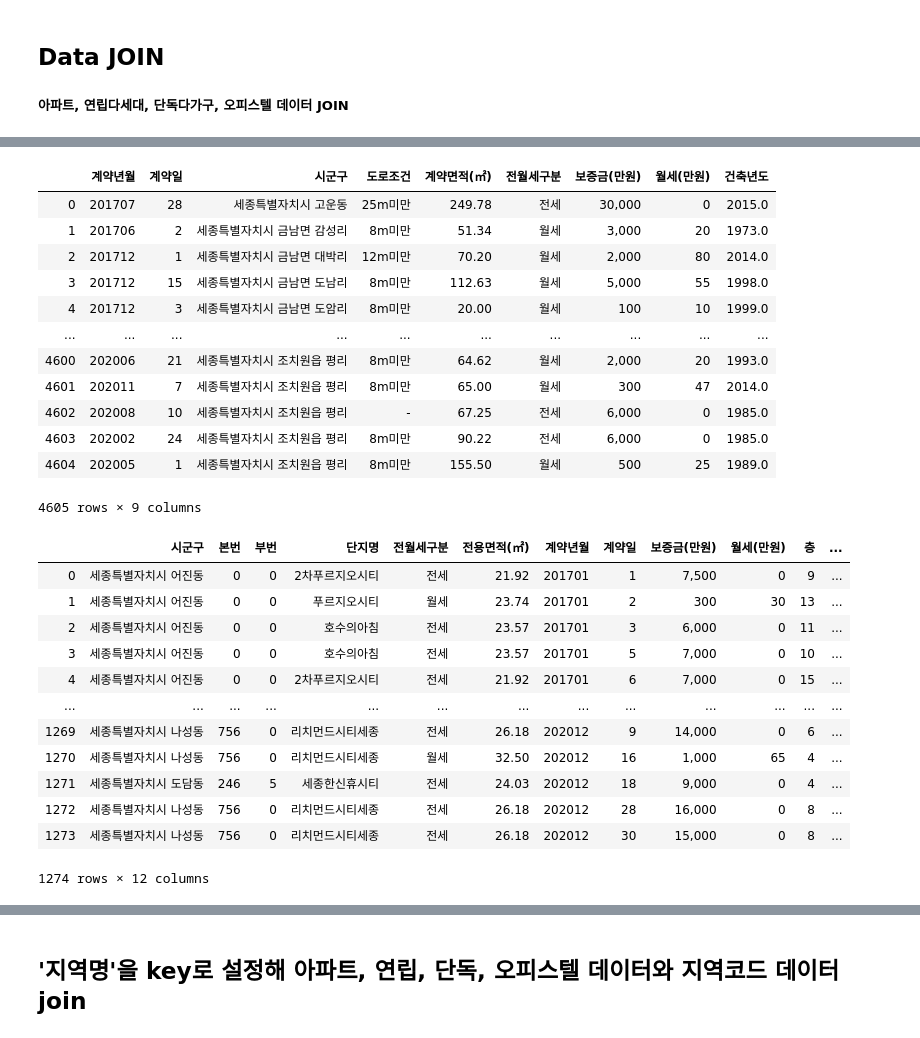
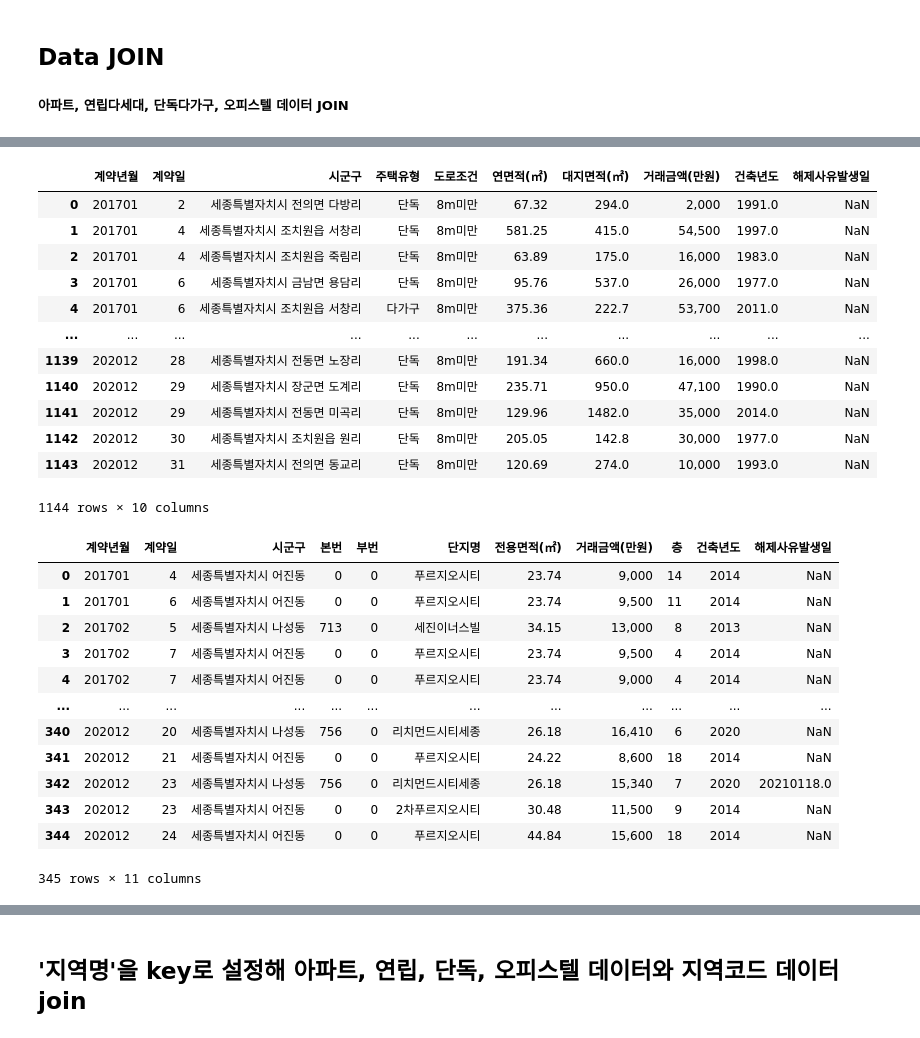
Before and after one commit to ahnty0122/Housing_Analysis, a Jupyter notebook: join_data.ipynb, the cells around one changed output, grey strips where cells are left out. Drawn from its saved outputs; the diff is of its cells as text; code cells hidden in the pictures.

```diff
--- a/join_data.ipynb
+++ b/join_data.ipynb
@@ -40,37 +40,37 @@ df2
 # %%
-df3 = pd.read_csv('./data/9.세종시_단독다가구(전월세)_실거래가.csv')
+df3 = pd.read_csv('./data/5.세종시_단독다가구(매매)_실거래가.csv')
 df3
 # %% [output]
-|  | 계약년월 | 계약일 | 시군구 | 도로조건 | 계약면적(㎡) | 전월세구분 | 보증금(만원) | 월세(만원) | 건축년도 |
-| 0 | 201707 | 28 | 세종특별자치시 고운동 | 25m미만 | 249.78 | 전세 | 30,000 | 0 | 2015.0 |
-| 1 | 201706 | 2 | 세종특별자치시 금남면 감성리 | 8m미만 | 51.34 | 월세 | 3,000 | 20 | 1973.0 |
-| 2 | 201712 | 1 | 세종특별자치시 금남면 대박리 | 12m미만 | 70.20 | 월세 | 2,000 | 80 | 2014.0 |
-| 3 | 201712 | 15 | 세종특별자치시 금남면 도남리 | 8m미만 | 112.63 | 월세 | 5,000 | 55 | 1998.0 |
-| 4 | 201712 | 3 | 세종특별자치시 금남면 도암리 | 8m미만 | 20.00 | 월세 | 100 | 10 | 1999.0 |
-| ... | ... | ... | ... | ... | ... | ... | ... | ... | ... |
-| 4600 | 202006 | 21 | 세종특별자치시 조치원읍 평리 | 8m미만 | 64.62 | 월세 | 2,000 | 20 | 1993.0 |
-| 4601 | 202011 | 7 | 세종특별자치시 조치원읍 평리 | 8m미만 | 65.00 | 월세 | 300 | 47 | 2014.0 |
-| 4602 | 202008 | 10 | 세종특별자치시 조치원읍 평리 | - | 67.25 | 전세 | 6,000 | 0 | 1985.0 |
-| 4603 | 202002 | 24 | 세종특별자치시 조치원읍 평리 | 8m미만 | 90.22 | 전세 | 6,000 | 0 | 1985.0 |
-| 4604 | 202005 | 1 | 세종특별자치시 조치원읍 평리 | 8m미만 | 155.50 | 월세 | 500 | 25 | 1989.0 |
+|  | 계약년월 | 계약일 | 시군구 | 주택유형 | 도로조건 | 연면적(㎡) | 대지면적(㎡) | 거래금액(만원) | 건축년도 | 해제사유발생일 |
+| 0 | 201701 | 2 | 세종특별자치시 전의면 다방리 | 단독 | 8m미만 | 67.32 | 294.0 | 2,000 | 1991.0 | NaN |
+| 1 | 201701 | 4 | 세종특별자치시 조치원읍 서창리 | 단독 | 8m미만 | 581.25 | 415.0 | 54,500 | 1997.0 | NaN |
+| 2 | 201701 | 4 | 세종특별자치시 조치원읍 죽림리 | 단독 | 8m미만 | 63.89 | 175.0 | 16,000 | 1983.0 | NaN |
+| 3 | 201701 | 6 | 세종특별자치시 금남면 용담리 | 단독 | 8m미만 | 95.76 | 537.0 | 26,000 | 1977.0 | NaN |
+| 4 | 201701 | 6 | 세종특별자치시 조치원읍 서창리 | 다가구 | 8m미만 | 375.36 | 222.7 | 53,700 | 2011.0 | NaN |
+| ... | ... | ... | ... | ... | ... | ... | ... | ... | ... | ... |
+| 1139 | 202012 | 28 | 세종특별자치시 전동면 노장리 | 단독 | 8m미만 | 191.34 | 660.0 | 16,000 | 1998.0 | NaN |
+| 1140 | 202012 | 29 | 세종특별자치시 장군면 도계리 | 단독 | 8m미만 | 235.71 | 950.0 | 47,100 | 1990.0 | NaN |
+| 1141 | 202012 | 29 | 세종특별자치시 전동면 미곡리 | 단독 | 8m미만 | 129.96 | 1482.0 | 35,000 | 2014.0 | NaN |
+| 1142 | 202012 | 30 | 세종특별자치시 조치원읍 원리 | 단독 | 8m미만 | 205.05 | 142.8 | 30,000 | 1977.0 | NaN |
+| 1143 | 202012 | 31 | 세종특별자치시 전의면 동교리 | 단독 | 8m미만 | 120.69 | 274.0 | 10,000 | 1993.0 | NaN |
-4605 rows × 9 columns
+1144 rows × 10 columns
 # %%
-df4 = pd.read_csv('./data/10.세종시_오피스텔(전월세)_실거래가.csv')
+df4 = pd.read_csv('./data/6.세종시_오피스텔(매매)_실거래가.csv')
 df4
 # %% [output]
-|  | 시군구 | 본번 | 부번 | 단지명 | 전월세구분 | 전용면적(㎡) | 계약년월 | 계약일 | 보증금(만원) | 월세(만원) | 층 | ... |
-| 0 | 세종특별자치시 어진동 | 0 | 0 | 2차푸르지오시티 | 전세 | 21.92 | 201701 | 1 | 7,500 | 0 | 9 | ... |
-| 1 | 세종특별자치시 어진동 | 0 | 0 | 푸르지오시티 | 월세 | 23.74 | 201701 | 2 | 300 | 30 | 13 | ... |
-| 2 | 세종특별자치시 어진동 | 0 | 0 | 호수의아침 | 전세 | 23.57 | 201701 | 3 | 6,000 | 0 | 11 | ... |
-| 3 | 세종특별자치시 어진동 | 0 | 0 | 호수의아침 | 전세 | 23.57 | 201701 | 5 | 7,000 | 0 | 10 | ... |
-| 4 | 세종특별자치시 어진동 | 0 | 0 | 2차푸르지오시티 | 전세 | 21.92 | 201701 | 6 | 7,000 | 0 | 15 | ... |
-| ... | ... | ... | ... | ... | ... | ... | ... | ... | ... | ... | ... | ... |
-| 1269 | 세종특별자치시 나성동 | 756 | 0 | 리치먼드시티세종 | 전세 | 26.18 | 202012 | 9 | 14,000 | 0 | 6 | ... |
-| 1270 | 세종특별자치시 나성동 | 756 | 0 | 리치먼드시티세종 | 월세 | 32.50 | 202012 | 16 | 1,000 | 65 | 4 | ... |
-| 1271 | 세종특별자치시 도담동 | 246 | 5 | 세종한신휴시티 | 전세 | 24.03 | 202012 | 18 | 9,000 | 0 | 4 | ... |
-| 1272 | 세종특별자치시 나성동 | 756 | 0 | 리치먼드시티세종 | 전세 | 26.18 | 202012 | 28 | 16,000 | 0 | 8 | ... |
-| 1273 | 세종특별자치시 나성동 | 756 | 0 | 리치먼드시티세종 | 전세 | 26.18 | 202012 | 30 | 15,000 | 0 | 8 | ... |
+|  | 계약년월 | 계약일 | 시군구 | 본번 | 부번 | 단지명 | 전용면적(㎡) | 거래금액(만원) | 층 | 건축년도 | 해제사유발생일 |
+| 0 | 201701 | 4 | 세종특별자치시 어진동 | 0 | 0 | 푸르지오시티 | 23.74 | 9,000 | 14 | 2014 | NaN |
+| 1 | 201701 | 6 | 세종특별자치시 어진동 | 0 | 0 | 푸르지오시티 | 23.74 | 9,500 | 11 | 2014 | NaN |
+| 2 | 201702 | 5 | 세종특별자치시 나성동 | 713 | 0 | 세진이너스빌 | 34.15 | 13,000 | 8 | 2013 | NaN |
+| 3 | 201702 | 7 | 세종특별자치시 어진동 | 0 | 0 | 푸르지오시티 | 23.74 | 9,500 | 4 | 2014 | NaN |
+| 4 | 201702 | 7 | 세종특별자치시 어진동 | 0 | 0 | 푸르지오시티 | 23.74 | 9,000 | 4 | 2014 | NaN |
+| ... | ... | ... | ... | ... | ... | ... | ... | ... | ... | ... | ... |
+| 340 | 202012 | 20 | 세종특별자치시 나성동 | 756 | 0 | 리치먼드시티세종 | 26.18 | 16,410 | 6 | 2020 | NaN |
+| 341 | 202012 | 21 | 세종특별자치시 어진동 | 0 | 0 | 푸르지오시티 | 24.22 | 8,600 | 18 | 2014 | NaN |
+| 342 | 202012 | 23 | 세종특별자치시 나성동 | 756 | 0 | 리치먼드시티세종 | 26.18 | 15,340 | 7 | 2020 | 20210118.0 |
+| 343 | 202012 | 23 | 세종특별자치시 어진동 | 0 | 0 | 2차푸르지오시티 | 30.48 | 11,500 | 9 | 2014 | NaN |
+| 344 | 202012 | 24 | 세종특별자치시 어진동 | 0 | 0 | 푸르지오시티 | 44.84 | 15,600 | 18 | 2014 | NaN |
-1274 rows × 12 columns
+345 rows × 11 columns
 # %%
 # 3(아파트), 4(연립다세대), 5(단독다가구), 6(오피스텔) 데이터 type 지정해주는 열 추가
 df1['TYPE'] = '아파트'
```
Also changed, not shown: parts of 5 cells of this notebook, 4 other files.
